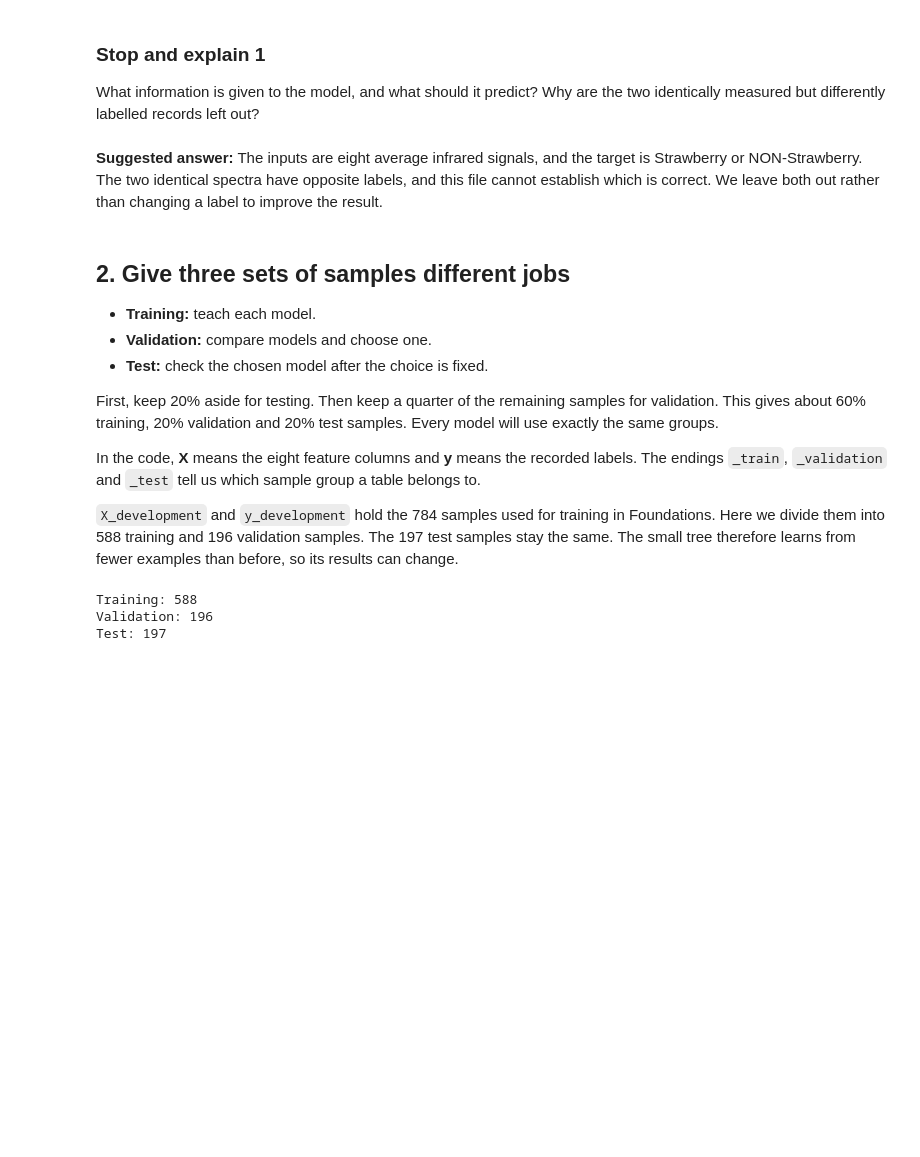
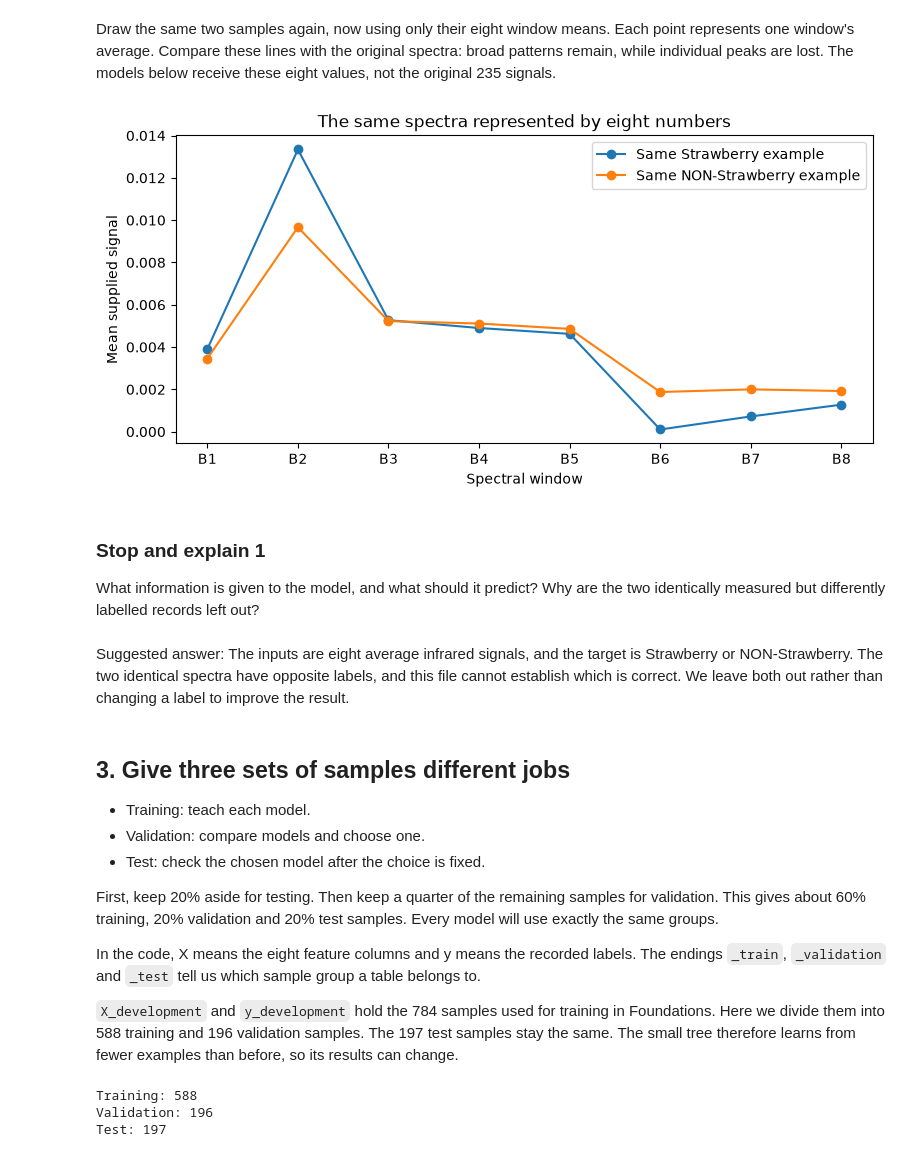
Before and after one commit to CompOmics/ML_AI_Analytical_Chemistry_Course, a Jupyter notebook: 03_Evaluation/notebooks/TD2_strawberry_solution.ipynb, the cells around one changed output. Drawn from its saved outputs; the diff is of its cells as text; code cells hidden in the pictures; blank space fills up the shorter version.

```diff
--- a/03_Evaluation/notebooks/TD2_strawberry_solution.ipynb
+++ b/03_Evaluation/notebooks/TD2_strawberry_solution.ipynb
@@ -118,25 +166,41 @@ features.head().round(4)
+# %% [markdown]
+Draw the same two samples again, now using only their eight window means.
+Each point represents one window's average. Compare these lines with the
+original spectra: broad patterns remain, while individual peaks are lost.
+The models below receive these eight values, not the original 235 signals.
+# %%
+plt.figure(figsize=(9, 4))
+plt.plot(features.columns, features.loc[strawberry_id], marker="o", label="Same Strawberry example")
+plt.plot(features.columns, features.loc[other_id], marker="o", label="Same NON-Strawberry example")
+plt.xlabel("Spectral window")
+plt.ylabel("Mean supplied signal")
+plt.title("The same spectra represented by eight numbers")
+plt.legend()
+plt.show()
+# %% [output]
+[figure, added]
 # %% [markdown]
 ### Stop and explain 1
 
 What information is given to the model, and what should it predict?
 Why are the two identically measured but differently labelled records left out?
 # %% [markdown]
-**Suggested answer:** The inputs are eight average infrared signals, and
+Suggested answer: The inputs are eight average infrared signals, and
 the target is Strawberry or NON-Strawberry. The two identical spectra have
 opposite labels, and this file cannot establish which is correct. We leave
 both out rather than changing a label to improve the result.
 # %% [markdown]
-## 2. Give three sets of samples different jobs
+## 3. Give three sets of samples different jobs
 
-- **Training:** teach each model.
-- **Validation:** compare models and choose one.
-- **Test:** check the chosen model after the choice is fixed.
+- Training: teach each model.
+- Validation: compare models and choose one.
+- Test: check the chosen model after the choice is fixed.
 
 First, keep 20% aside for testing. Then keep a quarter of the remaining
 samples for validation. This gives about 60% training, 20% validation and
 20% test samples. Every model will use exactly the same groups.
 
-In the code, **X** means the eight feature columns and **y** means the
+In the code, X means the eight feature columns and y means the
 recorded labels. The endings `_train`, `_validation` and `_test` tell us
 which sample group a table belongs to.
 
```
Also changed, not shown: parts of 38 cells of this notebook, 14 other files.
